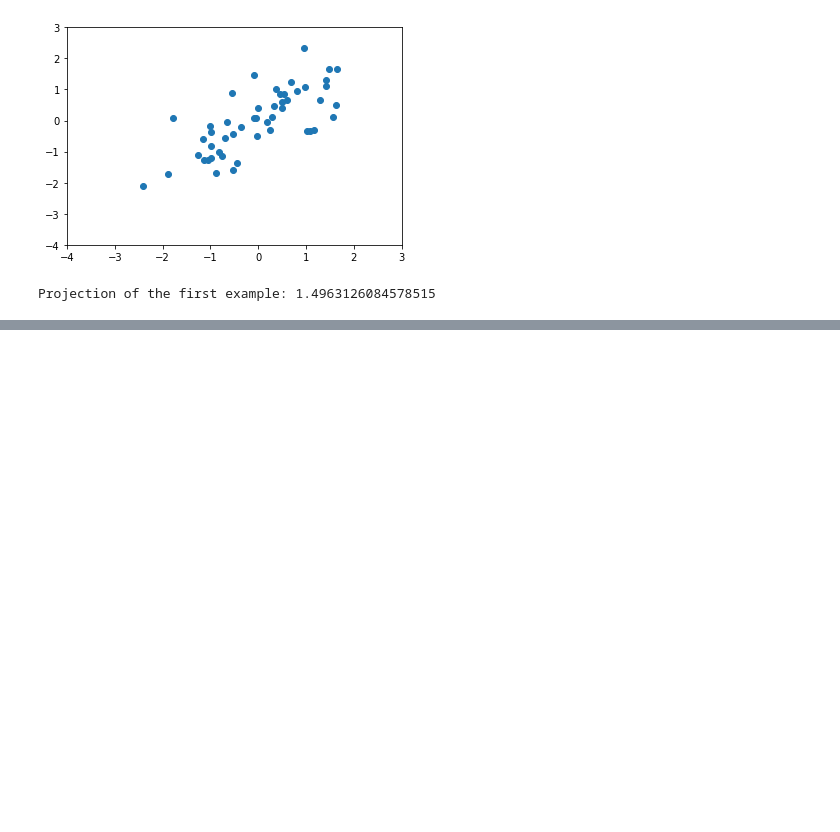
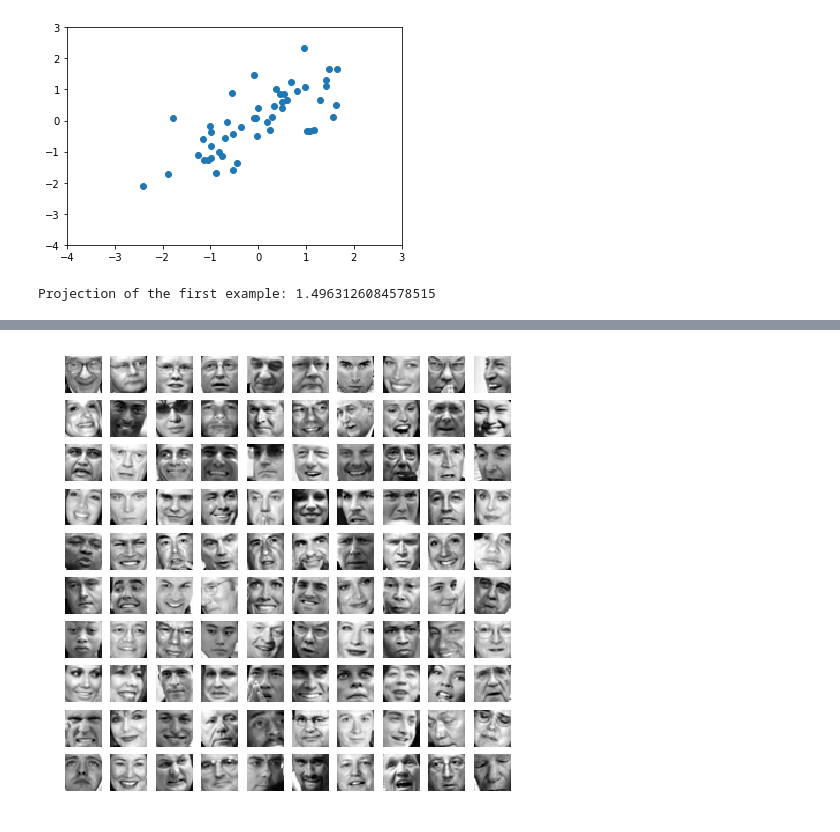
Before and after one commit to thomasmburke/Andrew-Ng-Machine-Learning, a Jupyter notebook: assignment7/ex7.ipynb, the cells around one changed output, grey strips where cells are left out. Saved outputs shown, nothing was run; the diff lists cells and outputs as text; code cells hidden in the pictures; blank space fills up the shorter version.

Commit message:
ran PCA on faces and reconstucted them with 10x less dimension

```diff
--- a/assignment7/ex7.ipynb
+++ b/assignment7/ex7.ipynb
@@ -288,0 +297,10 @@ Approximation of the first example: [-1.05805279 -1.05805279]
+# %%
+data4 = loadmat('data/ex7faces.mat')
+X4 = data4['X']
+fig, ax = plt.subplots(nrows=10,ncols=10,figsize=(8,8))
+for i in range(0,100,10):
+    for j in range(10):
+        ax[int(i/10),j].imshow(X4[i+j,:].reshape(32,32,order="F"),cmap="gray")
+        ax[int(i/10),j].axis("off")
+# %% [output]
+[figure, added]
```
Also changed, not shown: parts of 6 cells of this notebook.
